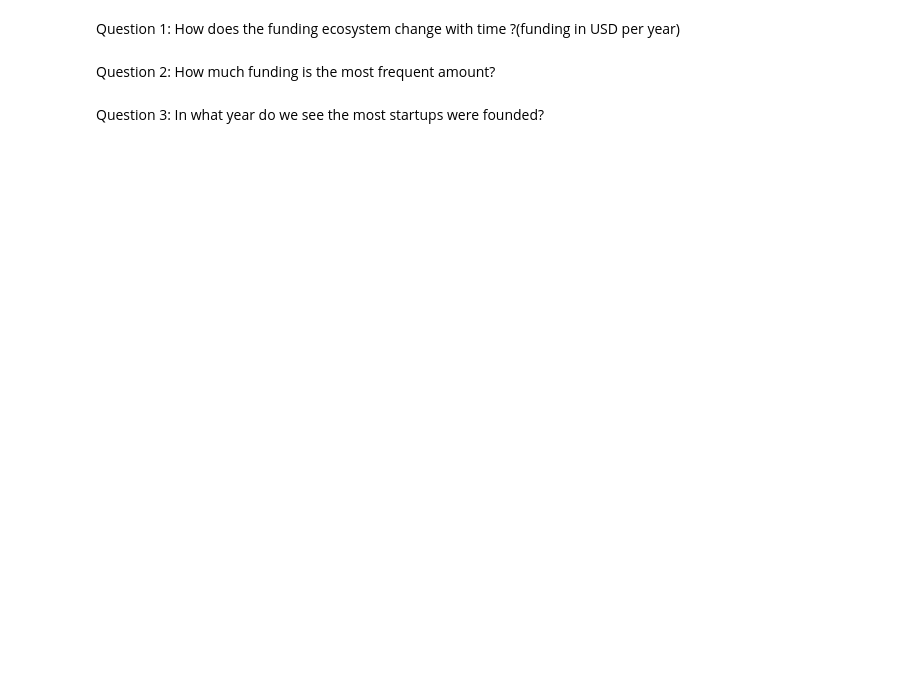
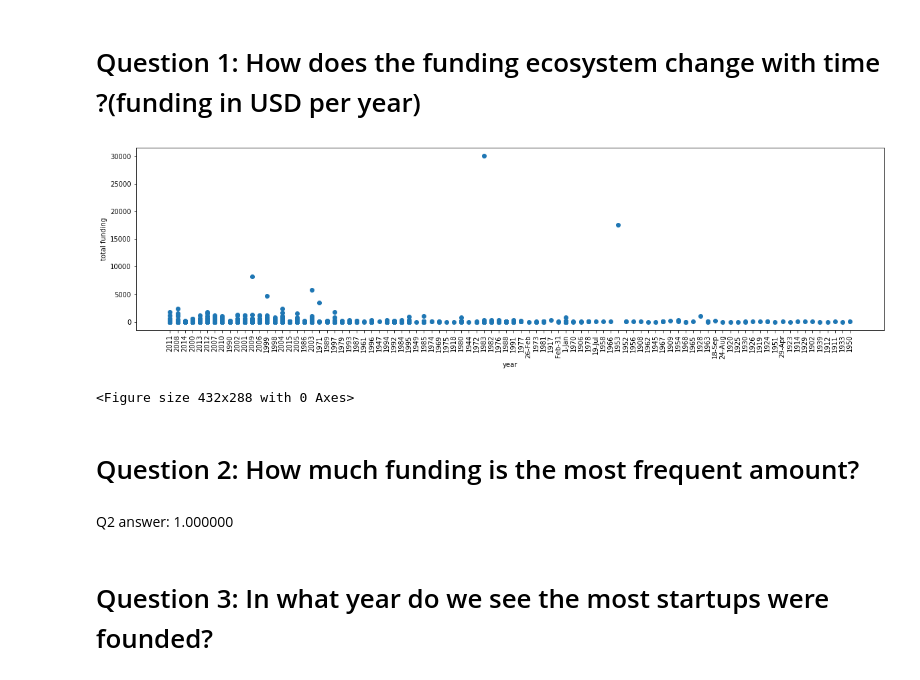
Before and after one commit to mdlee3551/springboard, a Jupyter notebook: capstone project 1.ipynb, the cells around one changed output. Drawn from its saved outputs; the diff is of its cells as text; code cells hidden in the pictures; blank space fills up the shorter version.

```diff
--- a/capstone project 1.ipynb
+++ b/capstone project 1.ipynb
@@ -54,4 +141,4 @@ df.dtypes
 while("" in df['founded_at']) :
     test_list.remove("")
 # %% [markdown]
-Question 1: How does the funding ecosystem change with time ?(funding in USD per year)
+# Question 1: How does the funding ecosystem change with time ?(funding in USD per year)
@@ -66,10 +145,27 @@ plt.show()
+# %%
+fig = plt.figure(figsize = (20,5), frameon = False)
+
+df.sort_values('founded_at', ascending = False, inplace= True)
+plt.plot( df_dropped['founded_at'], df_dropped['funding_total_usd'],'o')
+plt.xticks(rotation=90)
+plt.xlabel('year')
+plt.ylabel('total funding')
+plt.figure()
+
+
+plt.show()
+# %% [output]
+[figure, added]
+<Figure size 432x288 with 0 Axes>
 # %% [markdown]
-Question 2: How much funding is the most frequent amount?
+# Question 2: How much funding is the most frequent amount?
 # %%
 funding = df['funding_total_usd'].value_counts()
 print(funding)
+# %% [markdown]
+Q2 answer: 1.000000
 # %% [markdown]
-Question 3: In what year do we see the most startups were founded?
+# Question 3: In what year do we see the most startups were founded?
 # %%
 year = df['founded_at'].value_counts()
 print(year)
```
Also changed, not shown: parts of 35 cells of this notebook.
